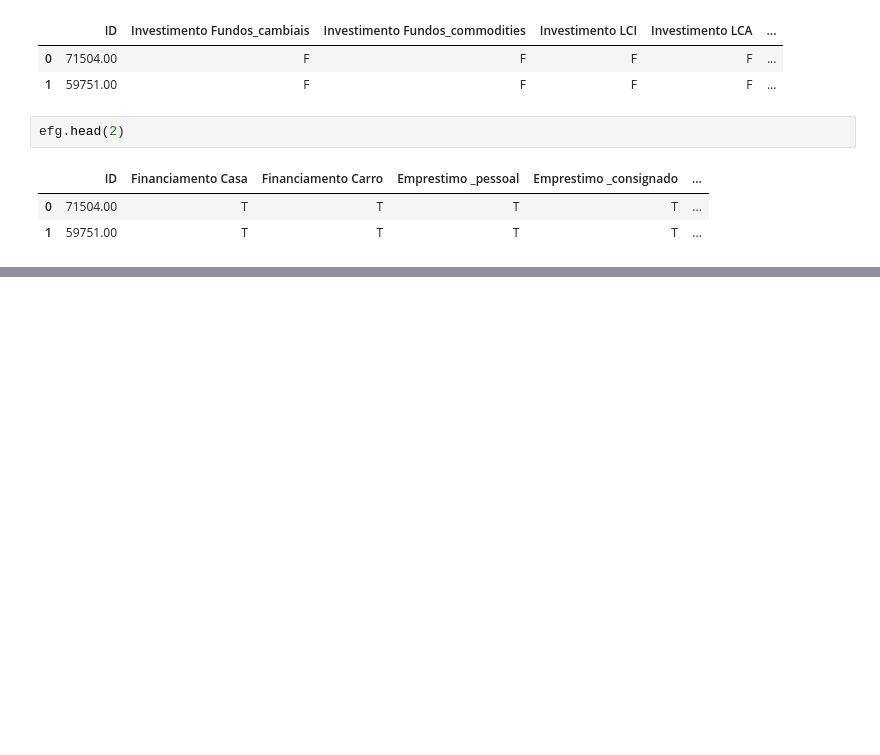
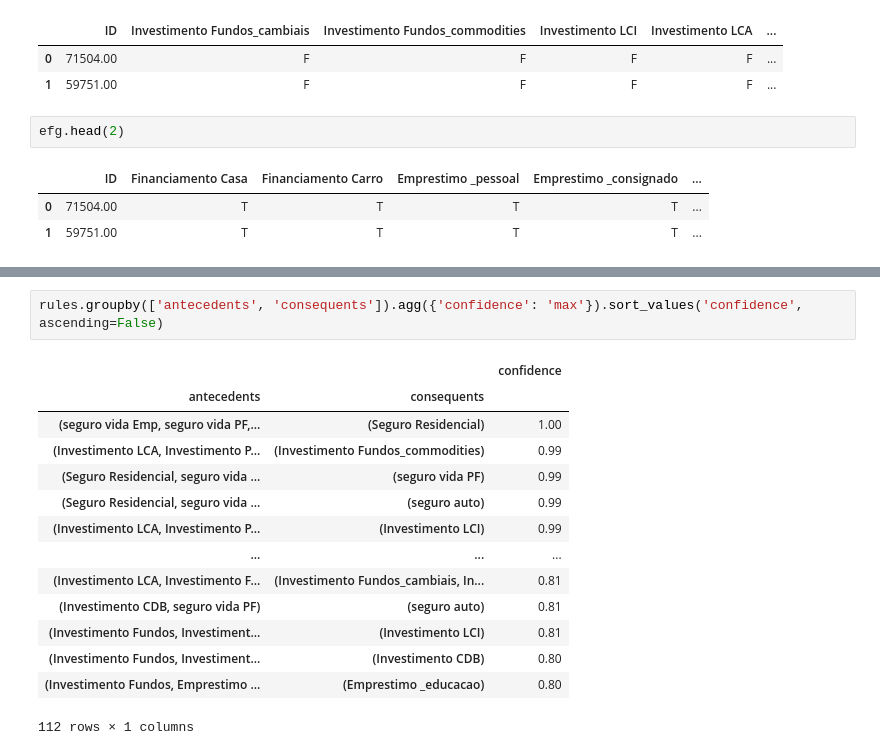
Before and after one commit to MaksonViini/Data-Science-Projects, a Jupyter notebook: Maratona Behind the Code 2021/03_GFT/gft_associate_rules.ipynb, the cells around one changed output, grey strips where cells are left out. Saved outputs shown, nothing was run; the diff lists cells and outputs as text; blank space fills up the shorter version.

```diff
--- a/Maratona Behind the Code 2021/03_GFT/gft_associate_rules.ipynb
+++ b/Maratona Behind the Code 2021/03_GFT/gft_associate_rules.ipynb
@@ -33,0 +111,17 @@ efg.head(2)
+# %%
+rules.groupby(['antecedents', 'consequents']).agg({'confidence': 'max'}).sort_values('confidence', ascending=False)
+# %% [output]
+|  |  | confidence |
+| antecedents | consequents |  |
+| (seguro vida Emp, seguro vida PF,... | (Seguro Residencial) | 1.00 |
+| (Investimento LCA, Investimento P... | (Investimento Fundos_commodities) | 0.99 |
+| (Seguro Residencial, seguro vida ... | (seguro vida PF) | 0.99 |
+| (Seguro Residencial, seguro vida ... | (seguro auto) | 0.99 |
+| (Investimento LCA, Investimento P... | (Investimento LCI) | 0.99 |
+| ... | ... | ... |
+| (Investimento LCA, Investimento F... | (Investimento Fundos_cambiais, In... | 0.81 |
+| (Investimento CDB, seguro vida PF) | (seguro auto) | 0.81 |
+| (Investimento Fundos, Investiment... | (Investimento LCI) | 0.81 |
+| (Investimento Fundos, Investiment... | (Investimento CDB) | 0.80 |
+| (Investimento Fundos, Emprestimo ... | (Emprestimo _educacao) | 0.80 |
+112 rows × 1 columns
```
Also changed, not shown: parts of 22 cells of this notebook, 3 other files.
